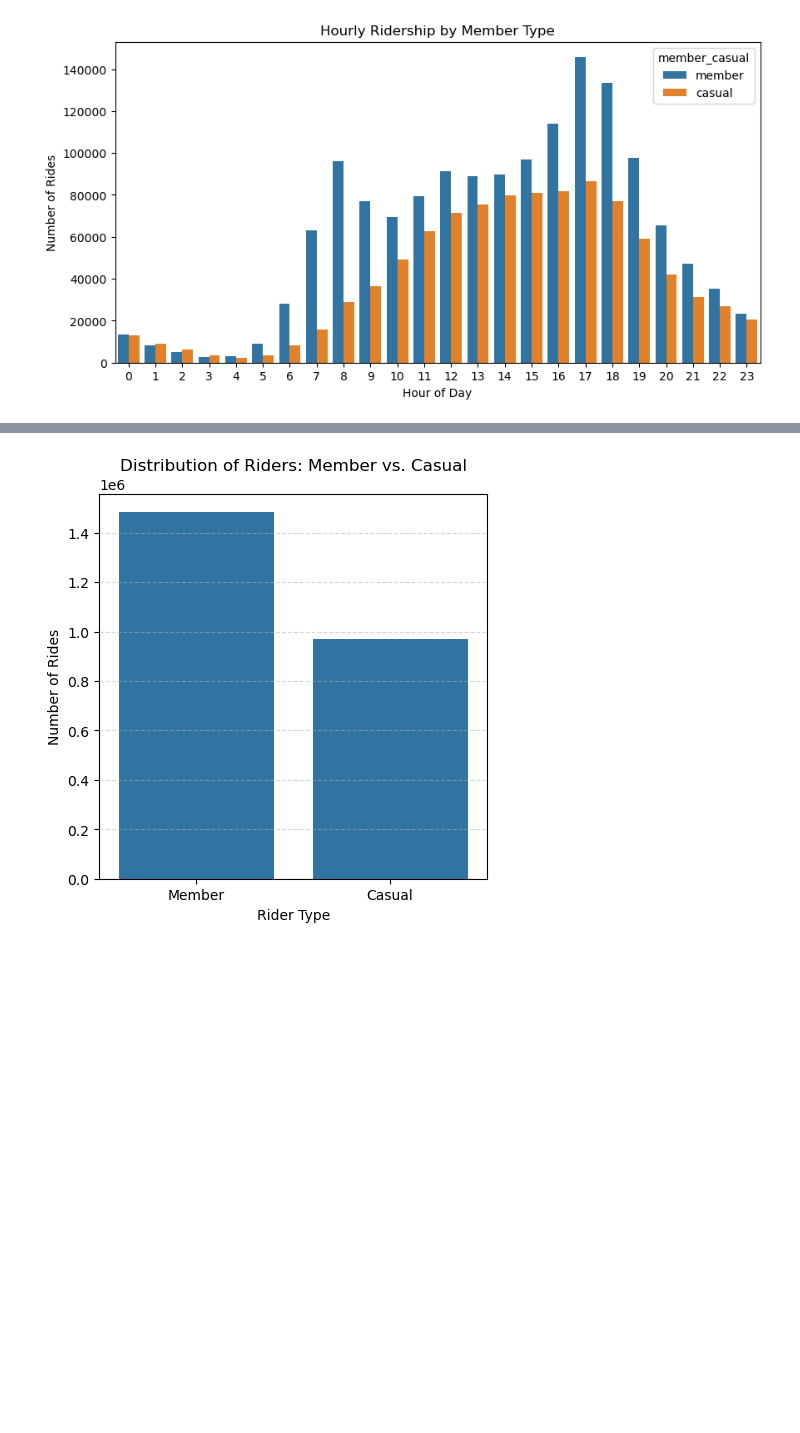
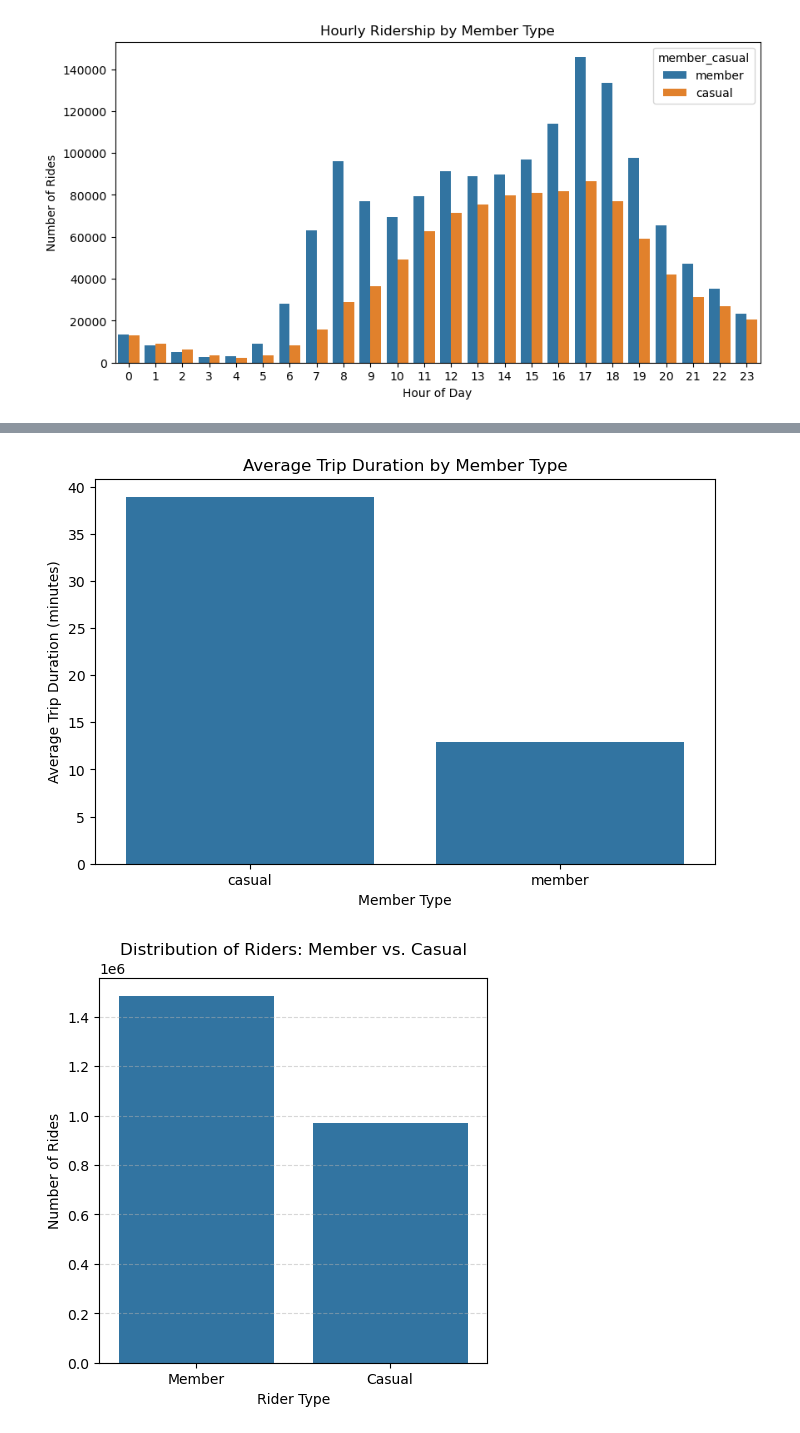
Before and after one commit to Sudha25a/Bike-project-3, a Jupyter notebook: Dike Project Year.ipynb, the cells around one changed output, grey strips where cells are left out. Drawn from its saved outputs; the diff is of its cells as text; code cells hidden in the pictures; blank space fills up the shorter version.

```diff
--- a/Dike Project Year.ipynb
+++ b/Dike Project Year.ipynb
@@ -67,3 +152,15 @@ plt.show()
+# %%
+# 2. Trip Duration
+avg_duration = Year21.groupby('member_casual')['trip_duration_min'].mean()
+
+plt.figure(figsize=(8, 5))
+sns.barplot(x=avg_duration.index, y=avg_duration.values)
+plt.xlabel("Member Type")
+plt.ylabel("Average Trip Duration (minutes)")
+plt.title("Average Trip Duration by Member Type")
+plt.show()
+# %% [output]
+[figure, added]
 # %%
 plt.figure(figsize=(5, 5))
 
```
Also changed, not shown: parts of 17 cells of this notebook, 1 other file.
